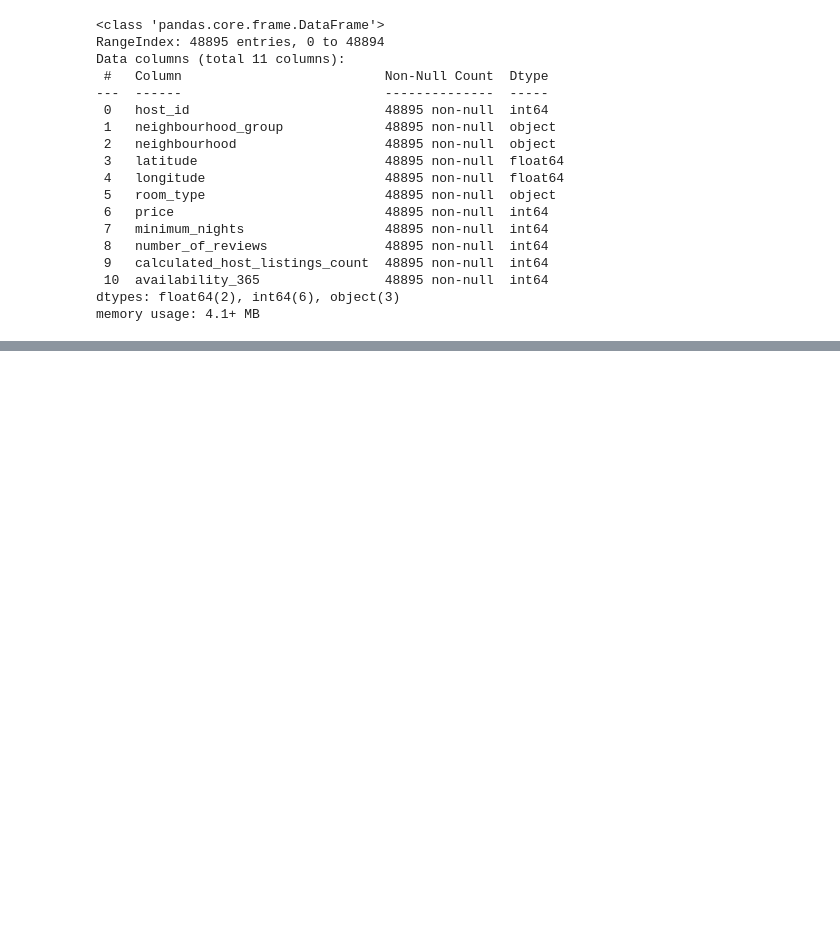
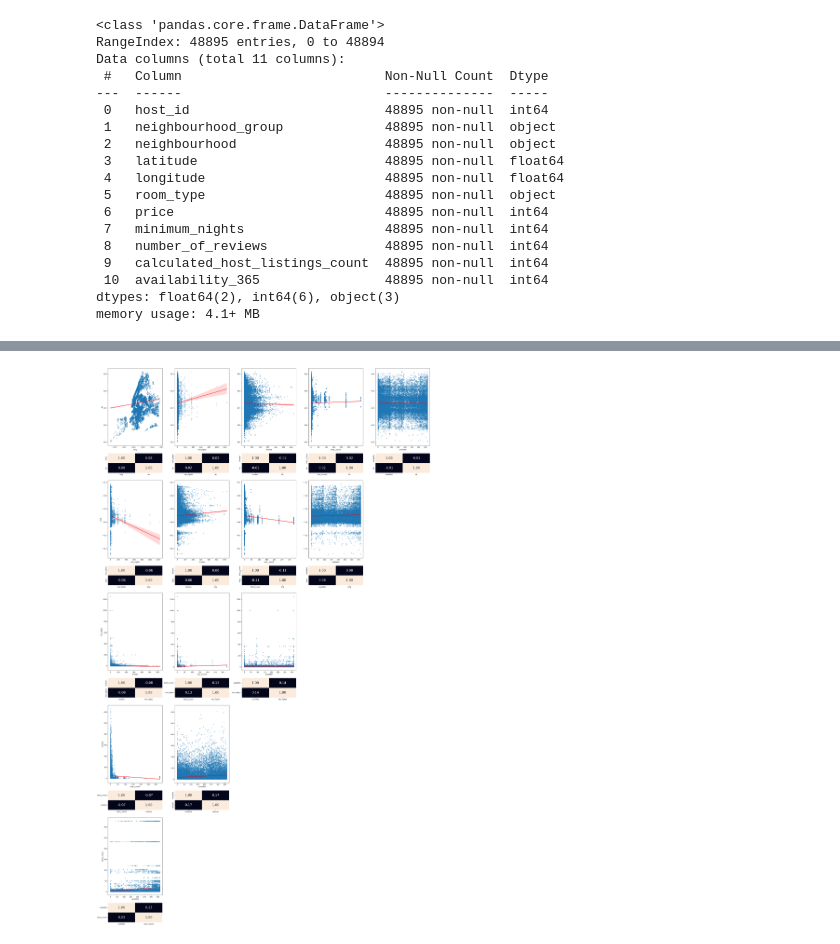
Before and after one commit to cbadil12/exploratory-data-analysis-project, a Jupyter notebook: src/explore.ipynb, the cells around one changed output, grey strips where cells are left out. Drawn from its saved outputs; the diff is of its cells as text; code cells hidden in the pictures; blank space fills up the shorter version.

```diff
--- a/src/explore.ipynb
+++ b/src/explore.ipynb
@@ -155,0 +419,69 @@ print(df.minimum_nights.value_counts())
+# %%
+
+# STEP 5.5) Multivariant Analysis - Triangular NUMERIC_var VS NUMERIC_var (Regplot + Heatmap)
+# Each row uses a fixed Y variable and crosses it with the following X variables
+
+# Define figure unit sizes
+figHeight_unit = 10
+figWidth_unit = 6
+
+# Number of numeric variables
+n_vars = len(numerical_var)
+
+# Calculate total number of rows (one less than number of variables)
+n_rows = n_vars - 1
+
+# Create subplots with two stacked plots (regplot + heatmap) per variable pair
+fig, axes = plt.subplots(
+    n_rows * 2, n_vars - 1,
+    figsize=(figWidth_unit * (n_vars - 1), figHeight_unit * n_rows),
+    gridspec_kw={'height_ratios': [4, 1] * n_rows}
+)
+
+# Flatten axes for easy handling (still row × column structure)
+axes = np.array(axes)
+
+# Track subplot usage
+for row in range(n_rows):
+    y_var = numerical_var[row]               # fixed Y variable for this row
+    n_cols = n_vars - row - 1               # decreasing number of columns each row
+
+    for col in range(n_cols):
+        x_var = numerical_var[row + col + 1]
+
+        # Top: regplot
+        sns.regplot(
+            ax=axes[row * 2, col],
+            data=df,
+            x=x_var,
+            y=y_var,
+            scatter_kws={'s': 10, 'alpha': 0.6},
+            line_kws={'color': 'red'}
+        ).set_xlabel(x_var)
+        # Show Y label only for first plot in row
+        if col == 0:
+            axes[row * 2, col].set_ylabel(y_var)
+        else:
+            axes[row * 2, col].set_ylabel("")
+
+        # Bottom: heatmap (correlation)
+        corr_val = df[[x_var, y_var]].corr()
+        sns.heatmap(
+            ax=axes[row * 2 + 1, col],
+            data=corr_val,
+            annot=True,
+            fmt=".2f",
+            cbar=False,
+            annot_kws={"size": 20}
+        )
+
+    # Hide unused subplots on the right for this row
+    for col in range(n_cols, n_vars - 1):
+        axes[row * 2, col].set_visible(False)
+        axes[row * 2 + 1, col].set_visible(False)
+
+# Adjust layout and show
+plt.tight_layout()
+plt.show()
+# %% [output]
+[figure, added]
```
Also changed, not shown: parts of 14 cells of this notebook.
